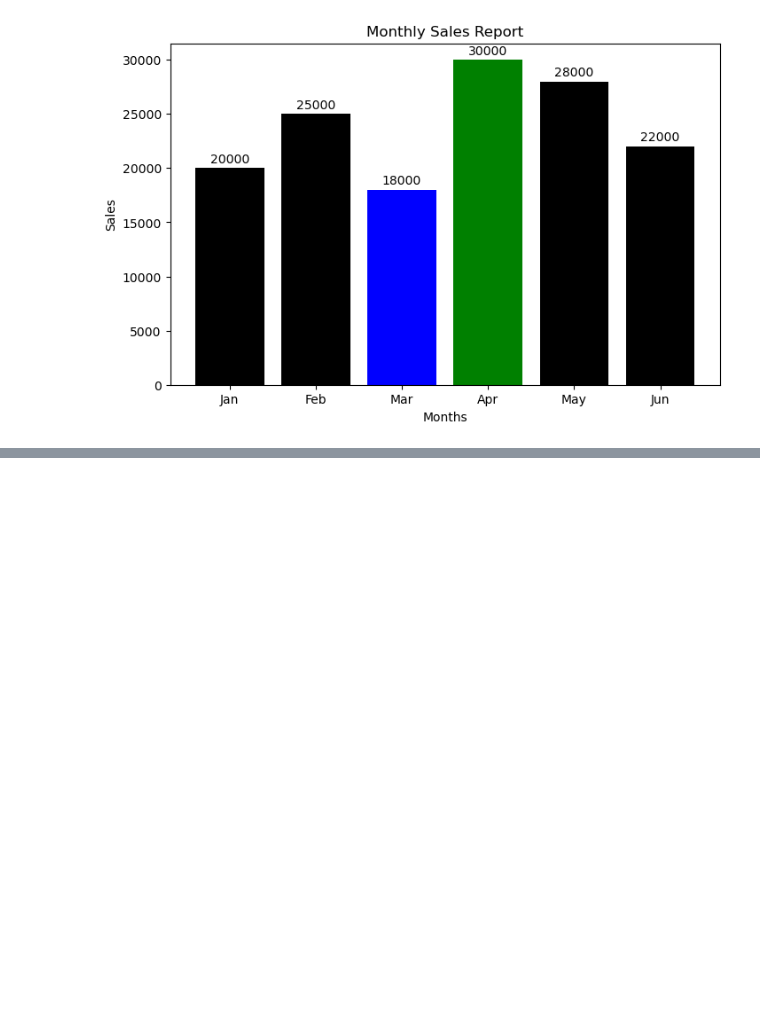
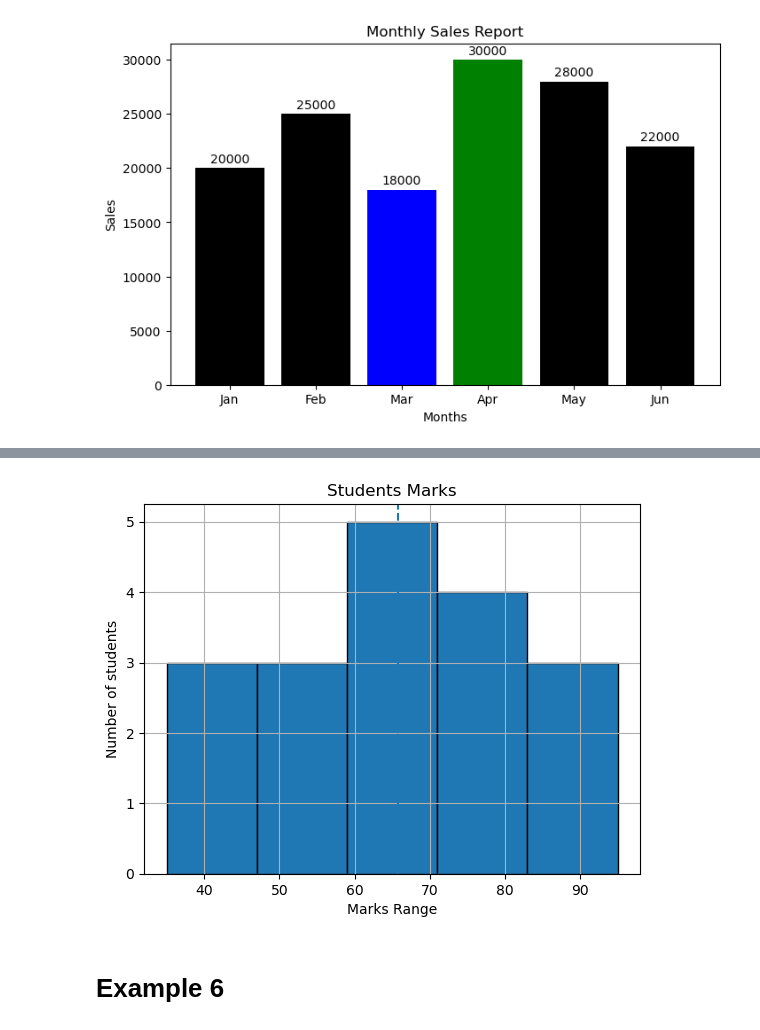
Before and after one commit to maroti13/-Matplotlib, a Jupyter notebook: Visual1.ipynb, the cells around one changed output, grey strips where cells are left out. Drawn from its saved outputs; the diff is of its cells as text; code cells hidden in the pictures; blank space fills up the shorter version.

```diff
--- a/Visual1.ipynb
+++ b/Visual1.ipynb
@@ -93,0 +108,2 @@ plt.show()
+# %%
+marks=[35,40,45,50,55,60,70,75,80,85,90,95,60,70,80,55,65,75]
@@ -93,0 +115,11 @@ plt.show()
+# %%
+plt.hist(marks,bins=5,edgecolor="black")
+plt.title("Students Marks")
+plt.xlabel("Marks Range")
+plt.ylabel("Number of students")
+
+mean=np.mean(marks)
+plt.axvline(mean,linestyle='--')
+plt.grid(True)
+plt.show()
+# %% [output]
@@ -93,0 +134,3 @@ plt.show()
+[figure, added]
+# %% [markdown]
+# Example 6
```
Also changed, not shown: parts of 12 cells of this notebook.
